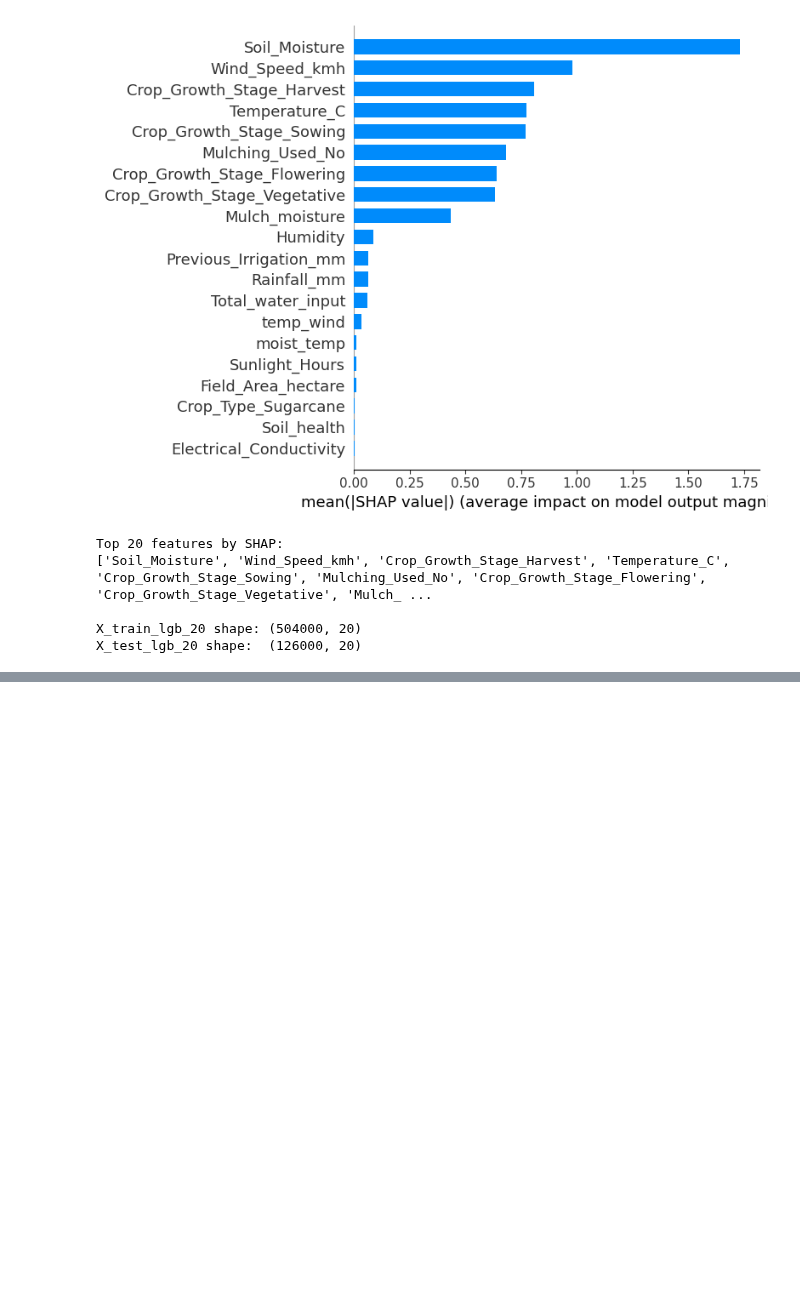
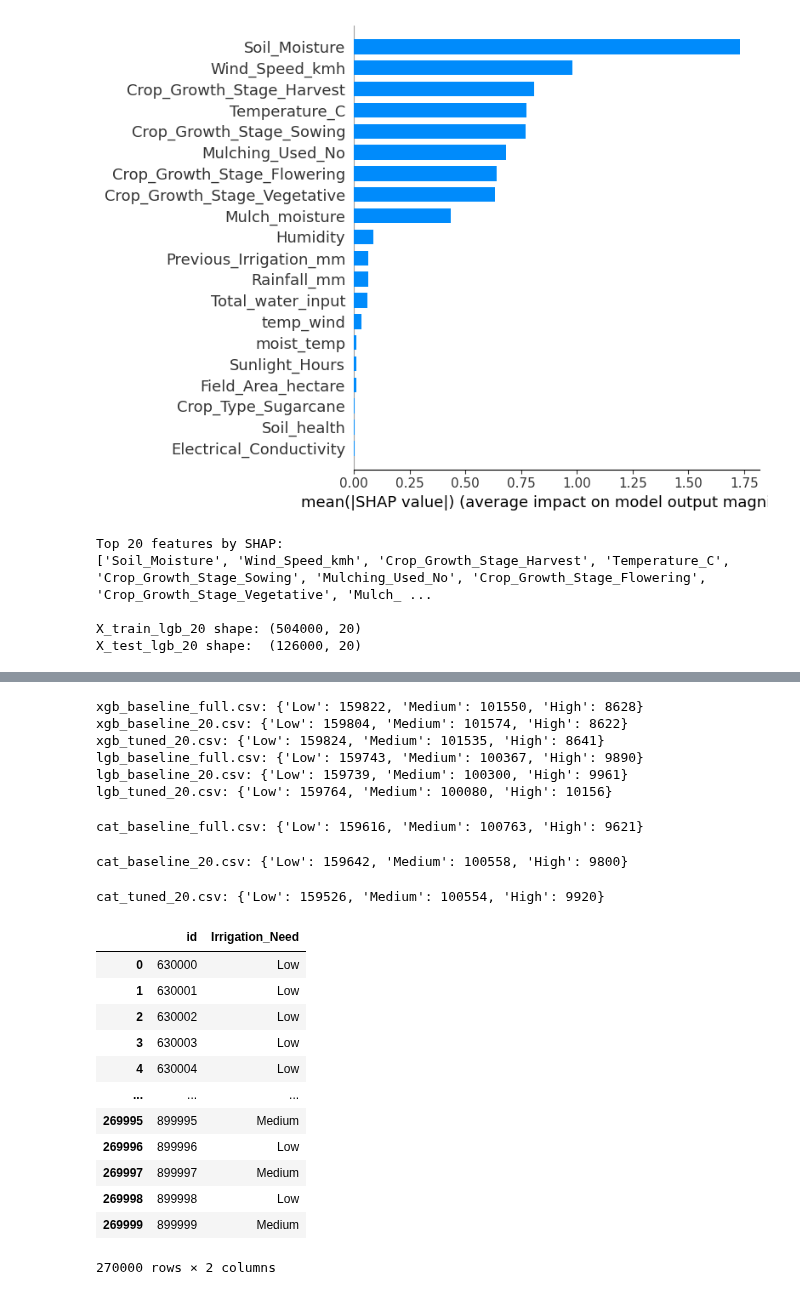
Before and after one commit to donya-beh/GSB-545, a Jupyter notebook: Kaggle Comp/Kaggle Homework 4 Notebook.ipynb, the cells around one changed output, grey strips where cells are left out. Saved outputs shown, nothing was run; the diff lists cells and outputs as text; code cells hidden in the pictures; blank space fills up the shorter version.

```diff
--- a/Kaggle Comp/Kaggle Homework 4 Notebook.ipynb
+++ b/Kaggle Comp/Kaggle Homework 4 Notebook.ipynb
@@ -769,0 +796,14 @@ NOTE FOR LATER
+# %%
+#run baseline models with final reduced feature set - LGBoost
+cv_scores_lgb = cross_val_score(lgb_model, X_train_lgb_20, y_train, cv=cv, scoring="balanced_accuracy", n_jobs=-1)
+print(cv_scores_lgb)
+print(cv_scores_lgb.mean())
+print(cv_scores_lgb.std())
+
+lgb_model.fit(X_train_lgb_20, y_train)
+
+#evaluate final model performance on held out test set
+y_pred = lgb_model.predict(X_test_lgb_20)
+print("LGBoost Baseline Balanced Accuracy Score (Final Reduced feature set):", balanced_accuracy_score(y_test, y_pred))
+print("Classification Report:")
+print(classification_report(y_test, y_pred))
@@ -769,0 +1158,66 @@ NOTE FOR LATER
+# %%
+# Test set submissions for all other model types
+test_full = test_fe[X_train_fe.columns]
+
+def make_submission(preds_encoded, filename):
+    labels = le.inverse_transform(preds_encoded)
+    df = pd.DataFrame({'id': test['id'], 'Irrigation_Need': labels})
+    df.to_csv(filename, index=False)
+    print(f"{filename}: {df['Irrigation_Need'].value_counts().to_dict()}")
+    return df
+
+# --- XGBoost ---
+xgb_full = XGBClassifier(objective='multi:softprob', num_class=3, random_state=321, verbosity=0)
+xgb_full.fit(X_train_fe, y_train)
+make_submission(xgb_full.predict(test_full), 'xgb_baseline_full.csv')
+
+xgb_base20 = XGBClassifier(objective='multi:softprob', num_class=3, random_state=321, verbosity=0)
+xgb_base20.fit(X_train_xgb_20, y_train)
+make_submission(xgb_base20.predict(test_xgb_20), 'xgb_baseline_20.csv')
+
+make_submission(best_xgb.predict(test_xgb_20), 'xgb_tuned_20.csv')
+
+# --- LightGBM ---
+lgb_full = LGBMClassifier(objective='multiclass', num_class=3, class_weight='balanced', random_state=321, verbose=-1)
+lgb_full.fit(X_train_fe, y_train)
+make_submission(lgb_full.predict(test_full), 'lgb_baseline_full.csv')
+
+lgb_base20 = LGBMClassifier(objective='multiclass', num_class=3, class_weight='balanced', random_state=321, verbose=-1)
+lgb_base20.fit(X_train_lgb_20, y_train)
+make_submission(lgb_base20.predict(test_lgb_20), 'lgb_baseline_20.csv')
+
+make_submission(best_lgb.predict(test_lgb_20), 'lgb_tuned_20.csv')
+
+# --- CatBoost ---
+cat_full = CatBoostClassifier(loss_function='MultiClass', auto_class_weights='Balanced', random_state=321, verbose=0)
+cat_full.fit(X_train_fe, y_train)
+make_submission(cat_full.predict(test_full), 'cat_baseline_full.csv')
+
+cat_base20 = CatBoostClassifier(loss_function='MultiClass', auto_class_weights='Balanced', random_state=321, verbose=0)
+cat_base20.fit(X_train_cb_20, y_train)
+make_submission(cat_base20.predict(test_cb_20), 'cat_baseline_20.csv')
+
+make_submission(best_cat.predict(test_cb_20), 'cat_tuned_20.csv')
+# %% [output]
+xgb_baseline_full.csv: {'Low': 159822, 'Medium': 101550, 'High': 8628}
+xgb_baseline_20.csv: {'Low': 159804, 'Medium': 101574, 'High': 8622}
+xgb_tuned_20.csv: {'Low': 159824, 'Medium': 101535, 'High': 8641}
+lgb_baseline_full.csv: {'Low': 159743, 'Medium': 100367, 'High': 9890}
+lgb_baseline_20.csv: {'Low': 159739, 'Medium': 100300, 'High': 9961}
+lgb_tuned_20.csv: {'Low': 159764, 'Medium': 100080, 'High': 10156}
+cat_baseline_full.csv: {'Low': 159616, 'Medium': 100763, 'High': 9621}
+cat_baseline_20.csv: {'Low': 159642, 'Medium': 100558, 'High': 9800}
+cat_tuned_20.csv: {'Low': 159526, 'Medium': 100554, 'High': 9920}
+|  | id | Irrigation_Need |
+| 0 | 630000 | Low |
+| 1 | 630001 | Low |
+| 2 | 630002 | Low |
+| 3 | 630003 | Low |
+| 4 | 630004 | Low |
+| ... | ... | ... |
+| 269995 | 899995 | Medium |
+| 269996 | 899996 | Low |
+| 269997 | 899997 | Medium |
+| 269998 | 899998 | Low |
+| 269999 | 899999 | Medium |
+270000 rows × 2 columns
```
Also changed, not shown: parts of 20 cells of this notebook, 14 other files.
